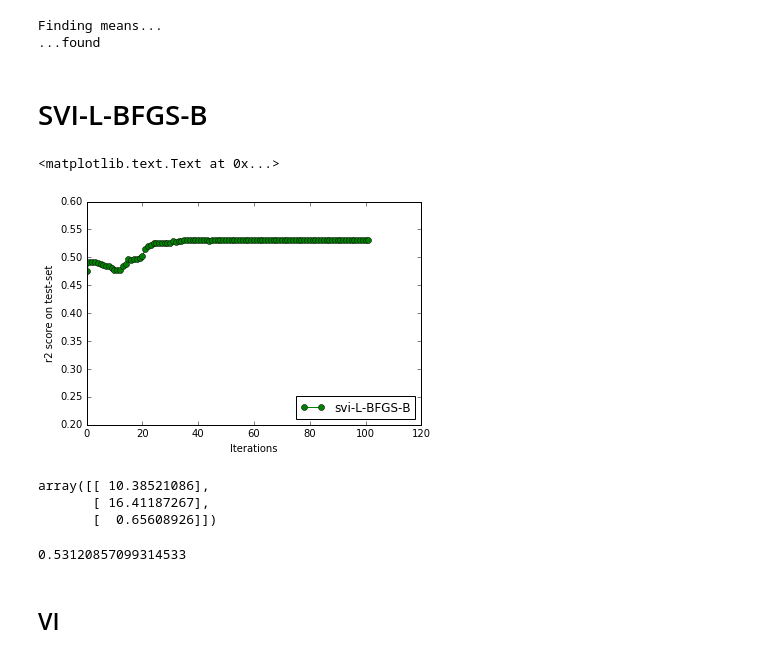
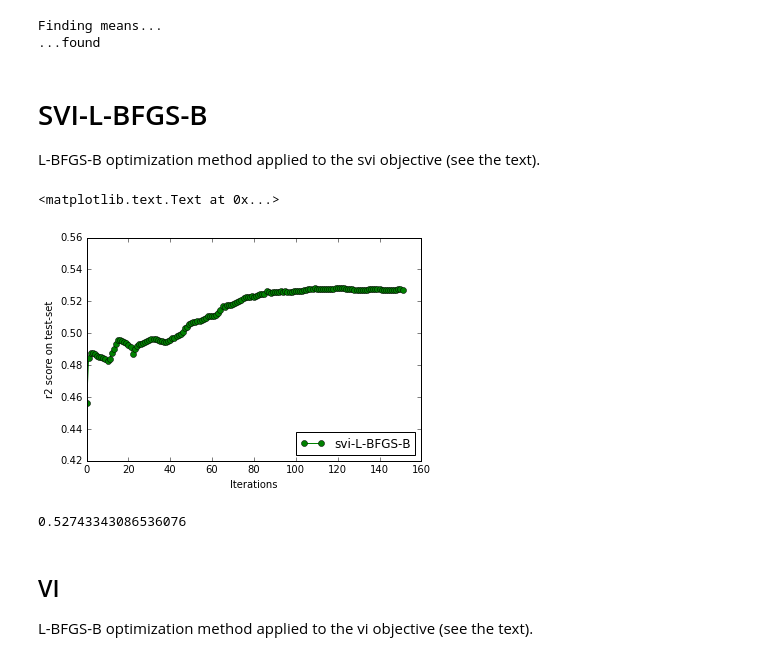
Before and after one commit to afcarl/CourseProject, a Jupyter notebook: Code/Experiments/regression_revision/abalone.ipynb, the cells around one changed output. Cells and saved outputs as stored; diff of their text form; code cells hidden in the pictures.

```diff
--- a/Code/Experiments/regression_revision/abalone.ipynb
+++ b/Code/Experiments/regression_revision/abalone.ipynb
@@ -68,36 +81,30 @@ print('...found')
 Finding means...
 ...found
 # %%
-cov_params = np.array([1.0, 10., 1.0])
+cov_params = np.array([1., 10., 1.])
-# %% [markdown]
-# SVI-L-BFGS-B
+# %% [markdown]
+# SVI-L-BFGS-B
+
+L-BFGS-B optimization method applied to the svi objective (see the text).
 # %%
 model_covariance_obj = SquaredExponential(np.copy(cov_params))
-svi_gp = GPR(model_covariance_obj, method='svi', parametrization='cholesky', optimizer='L-BFGS-B')
+lbfgs_svi_gp = GPR(model_covariance_obj, method='svi', parametrization='cholesky', optimizer='L-BFGS-B')
 # %%
-opts = {'maxiter': 100, 'mydisp': True}
-svi_res = svi_gp.fit(x_tr, y_tr, num_inputs=ind_num, optimizer_options=opts, inputs=inputs)
+opts = {'maxiter': 150}
+lbfgs_svi_res = lbfgs_svi_gp.fit(x_tr, y_tr, num_inputs=ind_num, optimizer_options=opts, inputs=inputs)
 # %%
-metric = lambda w: svi_gp.get_prediction_quality(w, x_test, y_test)
-svi_x_lst, svi_y_lst = svi_res.plot_performance(metric, 'i', freq=1)
+metric = lambda w: lbfgs_svi_gp.get_prediction_quality(w, x_test, y_test)
+lbfgs_svi_x_lst, lbfgs_svi_y_lst = lbfgs_svi_res.plot_performance(metric, 'i', freq=1)
 # %%
-plt.plot(svi_x_lst, svi_y_lst, '-go', label='svi-L-BFGS-B')
-plt.ylim([.2, .6])
+plt.plot(lbfgs_svi_x_lst, lbfgs_svi_y_lst, '-go', label='svi-L-BFGS-B')
+plt.ylim([.42, .56])
 plt.legend(loc=4)
 plt.xlabel('Iterations')
 plt.ylabel('r2 score on test-set')
 # %% [output]
 <matplotlib.text.Text at 0x...>
-[figure, old version]
+[figure, new version]
-# %%
-svi_gp.covariance_obj.get_params()
-# %% [output]
-array([[ 10.38521086],
-       [ 16.41187267],
-       [  0.65608926]])
 # %%
-svi_y_lst[-1]
+lbfgs_svi_y_lst[-1]
 # %% [output]
-0.53120857099314533
+0.52743343086536076
-# %% [markdown]
-## VI
@@ -104,3 +114,6 @@ svi_y_lst[-1]
+# %% [markdown]
+## VI
+L-BFGS-B optimization method applied to the vi objective (see the text).
 # %%
 model_covariance_obj = SquaredExponential(np.copy(cov_params))
 vi_gp = GPR(model_covariance_obj, method='means', optimizer='L-BFGS-B')
```
Also changed, not shown: parts of 53 cells of this notebook, 14 other files.
